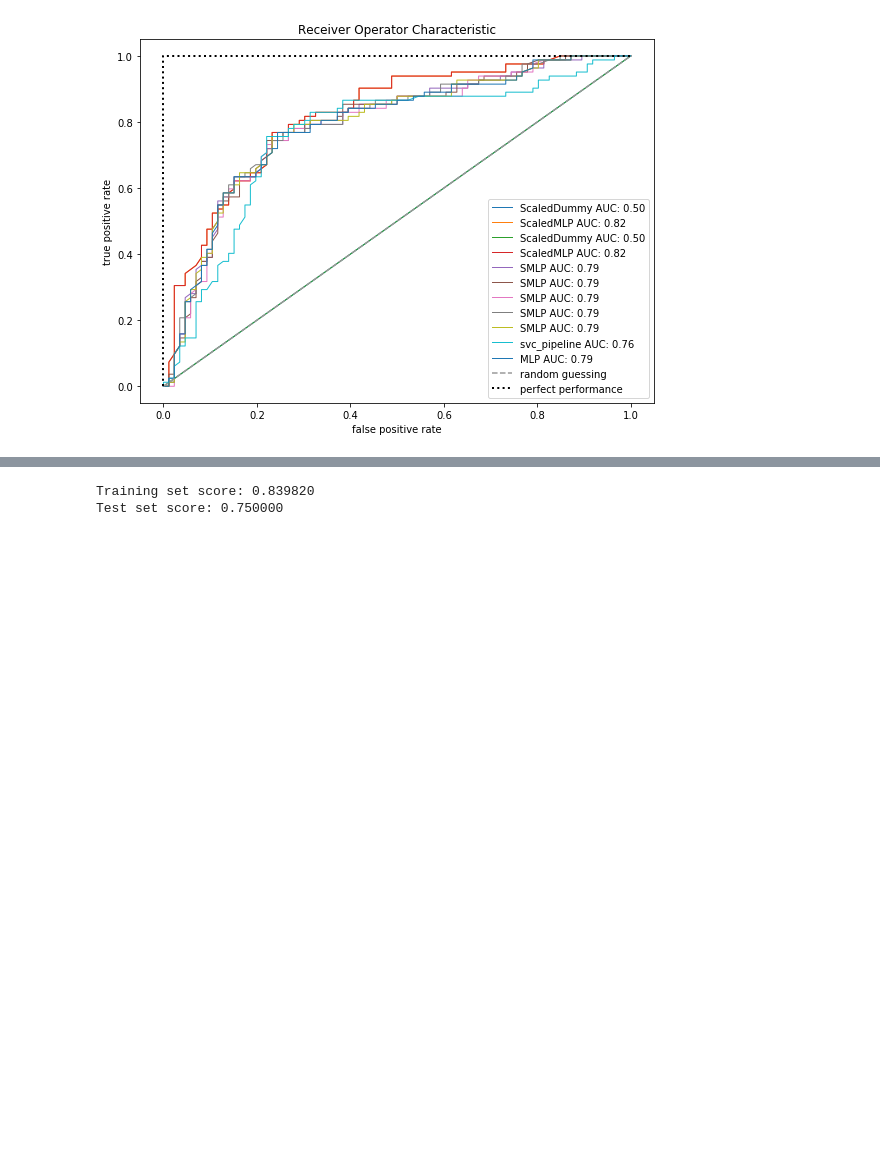
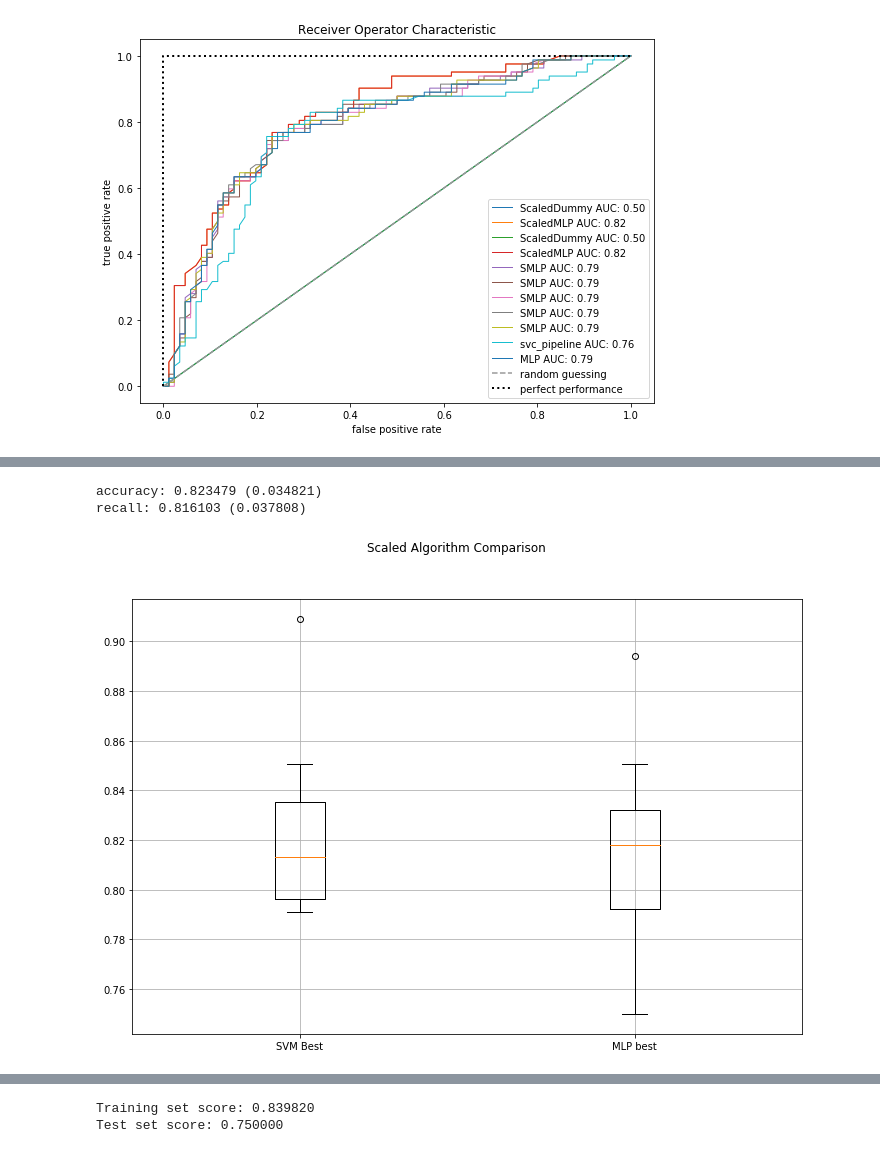
Before and after one commit to liivits/ML, a Jupyter notebook: Untitled.ipynb, the cells around one changed output, grey strips where cells are left out. Cells and saved outputs as stored; diff of their text form; code cells hidden in the pictures; blank space fills up the shorter version.

```diff
--- a/Untitled.ipynb
+++ b/Untitled.ipynb
@@ -1372,0 +1413,6 @@ plt.show()
+# %%
+pipelines_comparison=[]
+# %%
+pipelines_comparison.append(pipelines_SVC[2])
+# %%
+pipelines_comparison.append(pipelines_MLP[2])
@@ -1372,0 +1436,24 @@ plt.show()
+# %%
+results_final = []
+names_final = []
+scoring = 'accuracy'
+for name, model in pipelines_comparison:
+    cv_results = cross_val_score(model, X_train, y_train, cv=10,scoring=scoring)
+    results_final.append(cv_results)
+    names_final.append(name)
+    msg = "%s: %f (%f)" % (name, cv_results.mean(), cv_results.std())
+    print(msg)
+# %% [output]
+accuracy: 0.823479 (0.034821)
+recall: 0.816103 (0.037808)
+# %%
+# Compare Algorithms
+fig = plt.figure(figsize=(12,8))
+fig.suptitle( 'Scaled Algorithm Comparison' )
+ax = fig.add_subplot(111)
+plt.boxplot(results_final)
+ax.set_xticklabels(('SVM Best', 'MLP best'))
+plt.grid(True)
+plt.show()
+# %% [output]
+[figure, added]
```
Also changed, not shown: parts of 5 cells of this notebook.
